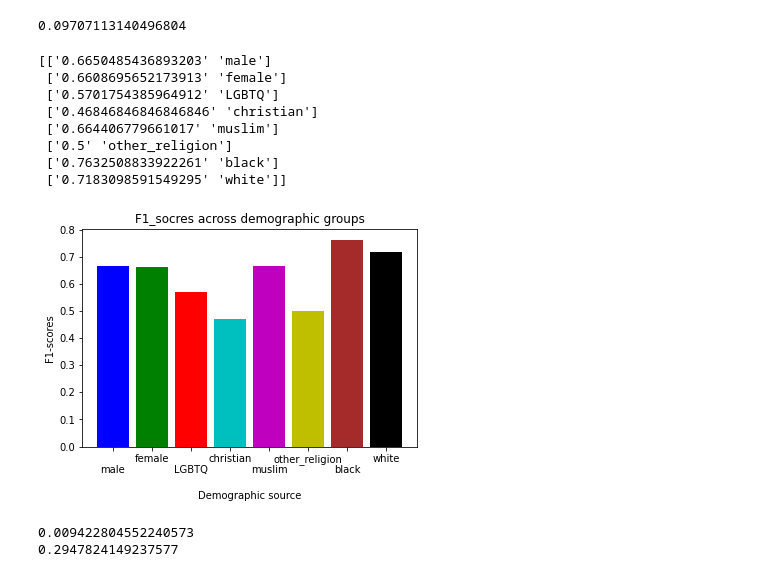
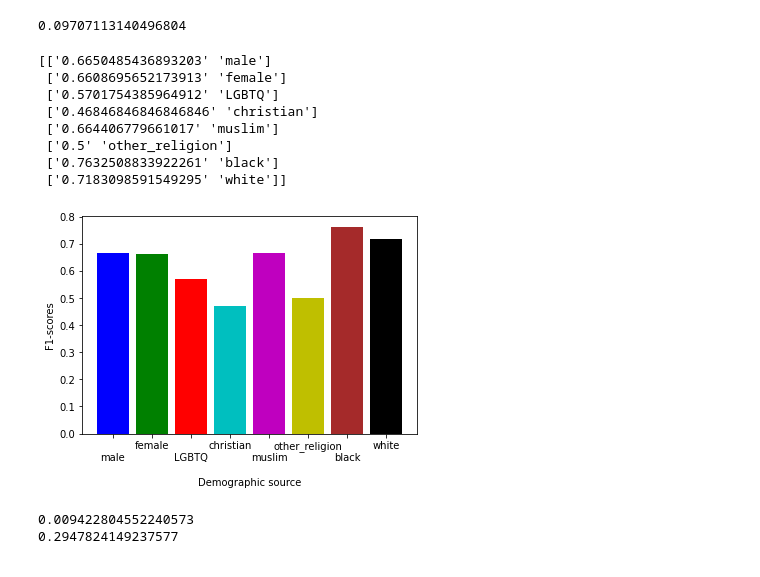
Before and after one commit to ramuld12/bachelorThesis, a Jupyter notebook: Baselines/BaselineClassifierPrivate.ipynb, the cells around one changed output. Saved outputs shown, nothing was run; the diff lists cells and outputs as text; code cells hidden in the pictures.

```diff
--- a/Baselines/BaselineClassifierPrivate.ipynb
+++ b/Baselines/BaselineClassifierPrivate.ipynb
@@ -197,34 +197,34 @@ np.std(forBarPlot[:,0].astype(float))
 # %%
 forBarPlot = model.PredictTestSetDemographic(test_data)
 print(forBarPlot)
 plt.figure()
 
 x = forBarPlot[:,1]
 for i in range(len(x)):
     if i%2 == 0:
         x[i] = "\n"+x[i]
 
 y = np.array(forBarPlot[:,0].astype(float))
 
 x_pos = [i for i, _ in enumerate(x)]
 
 plt.bar(x_pos, y, color=['b', 'g', 'r', 'c', 'm', 'y', 'brown', 'k'])
-plt.title('F1_socres across demographic groups')
+#plt.title('F1_scores across demographic groups')
 plt.xlabel("\nDemographic source")
 plt.ylabel("F1-scores")
 plt.xticks(x_pos, x)
 plt.savefig('FinalF1BaselineClassifierPrivate')
 plt.show()
 # %% [output]
 [['0.6650485436893203' 'male']
  ['0.6608695652173913' 'female']
  ['0.5701754385964912' 'LGBTQ']
  ['0.46846846846846846' 'christian']
  ['0.664406779661017' 'muslim']
  ['0.5' 'other_religion']
  ['0.7632508833922261' 'black']
  ['0.7183098591549295' 'white']]
-[figure, old version]
+[figure, new version]
 # %%
 print(np.var(forBarPlot[:,0].astype(float)))
 print(np.max(forBarPlot[:,0].astype(float)) - np.min(forBarPlot[:,0].astype(float)))
```
Also changed, not shown: parts of 1 cell of this notebook, 4 other files.
